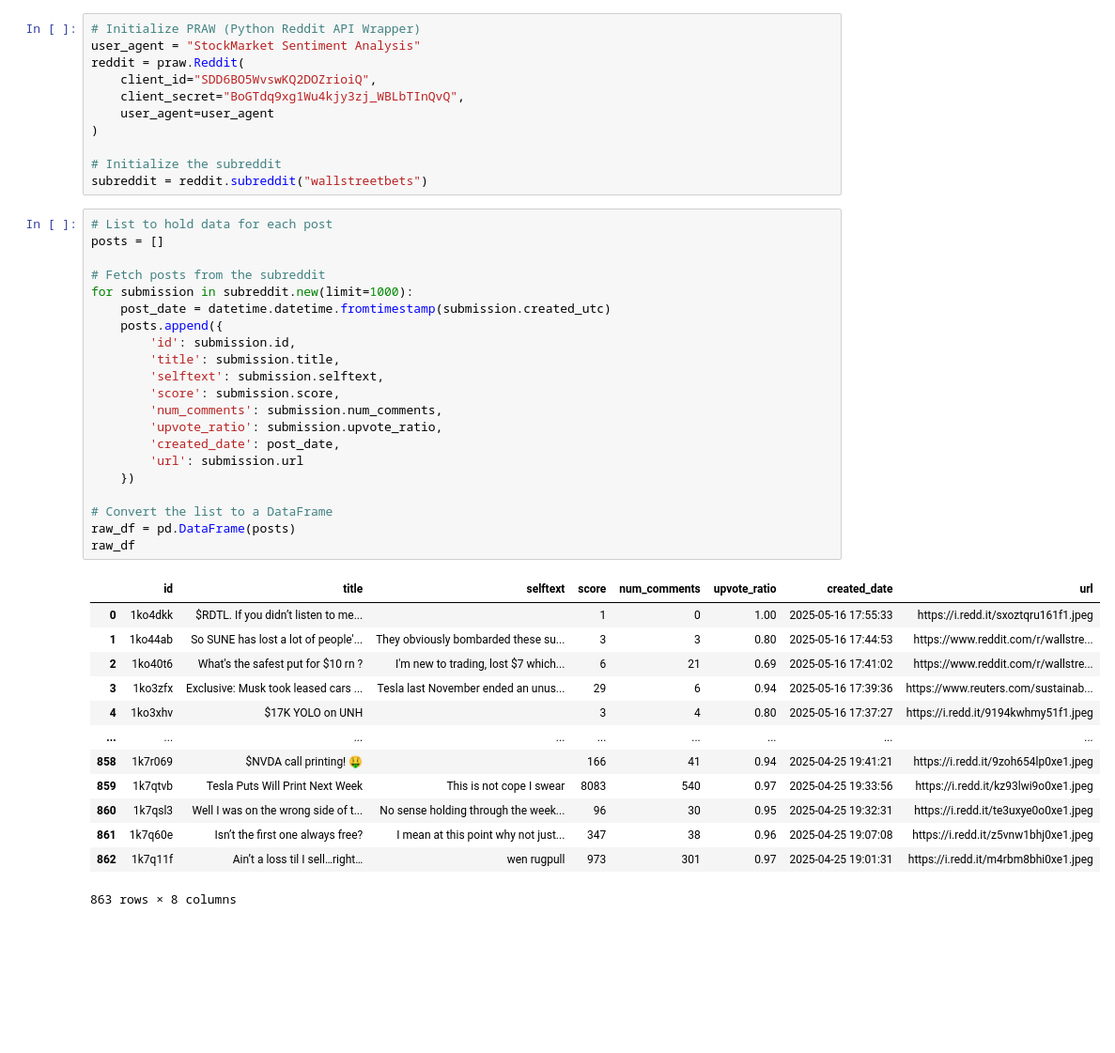
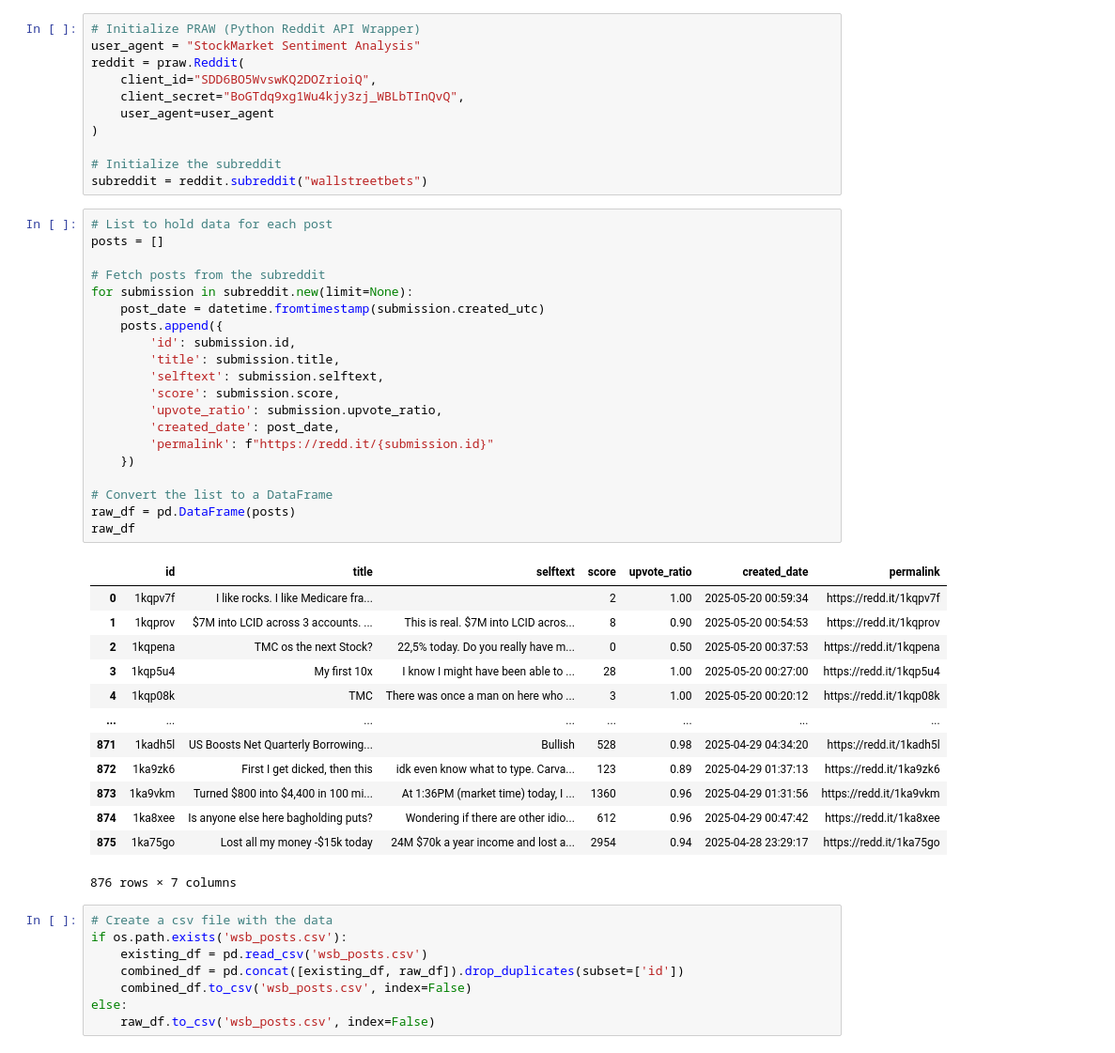
Before and after one commit to Chargent/Thesis, a Jupyter notebook: main.ipynb, the cells around one changed output. Shown at 94% size. Saved outputs shown, nothing was run; the diff lists cells and outputs as text; blank space fills up the shorter version.

```diff
--- a/main.ipynb
+++ b/main.ipynb
@@ -23,35 +39,42 @@ subreddit = reddit.subreddit("wallstreetbets")
 # %%
 # List to hold data for each post
 posts = []
 
 # Fetch posts from the subreddit
-for submission in subreddit.new(limit=1000):
-    post_date = datetime.datetime.fromtimestamp(submission.created_utc)
+for submission in subreddit.new(limit=None):
+    post_date = datetime.fromtimestamp(submission.created_utc)
     posts.append({
         'id': submission.id,
         'title': submission.title,
         'selftext': submission.selftext,
         'score': submission.score,
-        'num_comments': submission.num_comments,
         'upvote_ratio': submission.upvote_ratio,
         'created_date': post_date,
-        'url': submission.url
+        'permalink': f"https://redd.it/{submission.id}"
     })
 
 # Convert the list to a DataFrame
 raw_df = pd.DataFrame(posts)
 raw_df
 # %% [output]
-|  | id | title | selftext | score | num_comments | upvote_ratio | created_date | url |
-| 0 | 1ko4dkk | $RDTL. If you didn’t listen to me... |  | 1 | 0 | 1.00 | 2025-05-16 17:55:33 | https://i.redd.it/sxoztqru161f1.jpeg |
-| 1 | 1ko44ab | So SUNE has lost a lot of people'... | They obviously bombarded these su... | 3 | 3 | 0.80 | 2025-05-16 17:44:53 | https://www.reddit.com/r/wallstre... |
-| 2 | 1ko40t6 | What's the safest put for $10 rn ? | I'm new to trading, lost $7 which... | 6 | 21 | 0.69 | 2025-05-16 17:41:02 | https://www.reddit.com/r/wallstre... |
-| 3 | 1ko3zfx | Exclusive: Musk took leased cars ... | Tesla last November ended an unus... | 29 | 6 | 0.94 | 2025-05-16 17:39:36 | https://www.reuters.com/sustainab... |
-| 4 | 1ko3xhv | $17K YOLO on UNH |  | 3 | 4 | 0.80 | 2025-05-16 17:37:27 | https://i.redd.it/9194kwhmy51f1.jpeg |
-| ... | ... | ... | ... | ... | ... | ... | ... | ... |
-| 858 | 1k7r069 | $NVDA call printing! 🤑 |  | 166 | 41 | 0.94 | 2025-04-25 19:41:21 | https://i.redd.it/9zoh654lp0xe1.jpeg |
-| 859 | 1k7qtvb | Tesla Puts Will Print Next Week | This is not cope I swear | 8083 | 540 | 0.97 | 2025-04-25 19:33:56 | https://i.redd.it/kz93lwi9o0xe1.jpeg |
-| 860 | 1k7qsl3 | Well I was on the wrong side of t... | No sense holding through the week... | 96 | 30 | 0.95 | 2025-04-25 19:32:31 | https://i.redd.it/te3uxye0o0xe1.jpeg |
-| 861 | 1k7q60e | Isn’t the first one always free? | I mean at this point why not just... | 347 | 38 | 0.96 | 2025-04-25 19:07:08 | https://i.redd.it/z5vnw1bhj0xe1.jpeg |
-| 862 | 1k7q11f | Ain’t a loss til I sell…right… | wen rugpull | 973 | 301 | 0.97 | 2025-04-25 19:01:31 | https://i.redd.it/m4rbm8bhi0xe1.jpeg |
+|  | id | title | selftext | score | upvote_ratio | created_date | permalink |
+| 0 | 1kqpv7f | I like rocks. I like Medicare fra... |  | 2 | 1.00 | 2025-05-20 00:59:34 | https://redd.it/1kqpv7f |
+| 1 | 1kqprov | $7M into LCID across 3 accounts. ... | This is real. $7M into LCID acros... | 8 | 0.90 | 2025-05-20 00:54:53 | https://redd.it/1kqprov |
+| 2 | 1kqpena | TMC os the next Stock? | 22,5% today. Do you really have m... | 0 | 0.50 | 2025-05-20 00:37:53 | https://redd.it/1kqpena |
+| 3 | 1kqp5u4 | My first 10x | I know I might have been able to ... | 28 | 1.00 | 2025-05-20 00:27:00 | https://redd.it/1kqp5u4 |
+| 4 | 1kqp08k | TMC | There was once a man on here who ... | 3 | 1.00 | 2025-05-20 00:20:12 | https://redd.it/1kqp08k |
+| ... | ... | ... | ... | ... | ... | ... | ... |
+| 871 | 1kadh5l | US Boosts Net Quarterly Borrowing... | Bullish | 528 | 0.98 | 2025-04-29 04:34:20 | https://redd.it/1kadh5l |
+| 872 | 1ka9zk6 | First I get dicked, then this | idk even know what to type. Carva... | 123 | 0.89 | 2025-04-29 01:37:13 | https://redd.it/1ka9zk6 |
+| 873 | 1ka9vkm | Turned $800 into $4,400 in 100 mi... | At 1:36PM (market time) today, I ... | 1360 | 0.96 | 2025-04-29 01:31:56 | https://redd.it/1ka9vkm |
+| 874 | 1ka8xee | Is anyone else here bagholding puts? | Wondering if there are other idio... | 612 | 0.96 | 2025-04-29 00:47:42 | https://redd.it/1ka8xee |
+| 875 | 1ka75go | Lost all my money -$15k today | 24M $70k a year income and lost a... | 2954 | 0.94 | 2025-04-28 23:29:17 | https://redd.it/1ka75go |
-863 rows × 8 columns
+876 rows × 7 columns
+# %%
+# Create a csv file with the data
+if os.path.exists('wsb_posts.csv'):
+    existing_df = pd.read_csv('wsb_posts.csv')
+    combined_df = pd.concat([existing_df, raw_df]).drop_duplicates(subset=['id'])
+    combined_df.to_csv('wsb_posts.csv', index=False)
+else:
+    raw_df.to_csv('wsb_posts.csv', index=False)
```
Also changed, not shown: parts of 16 cells of this notebook, 2 other files.
